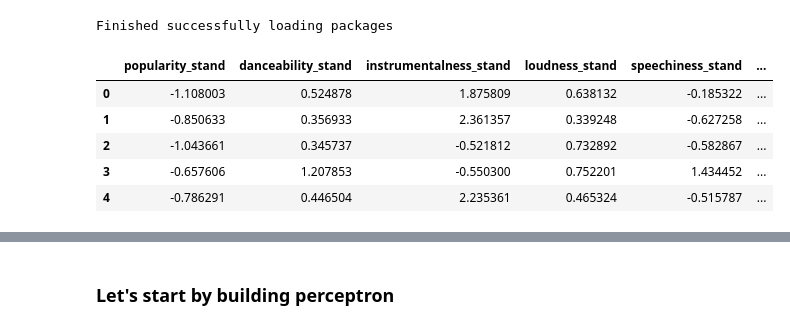
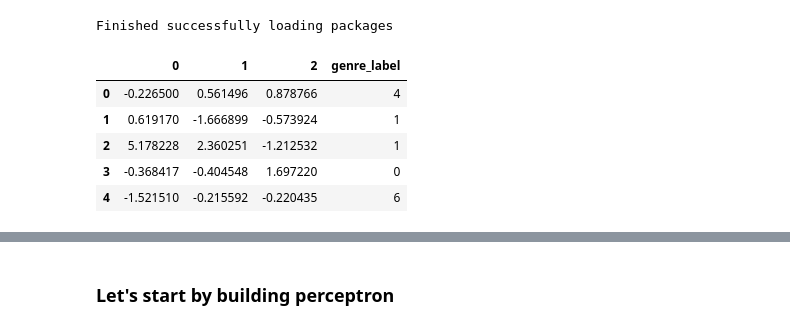
Before and after one commit to whykay-01/machine-learning-music-genre-classifier, a Jupyter notebook: classifications/capstone_classification_lda_ds.ipynb, the cells around one changed output, grey strips where cells are left out. Cells and saved outputs as stored; diff of their text form; code cells hidden in the pictures.

Commit message:
started working on the classification with newly reduced data

```diff
--- a/classifications/capstone_classification_lda_ds.ipynb
+++ b/classifications/capstone_classification_lda_ds.ipynb
@@ -25,16 +25,17 @@ Finished successfully loading packages
 # %%
 import random
 random.seed(18618637)
 
-lda_df = pd.read_csv('reducedDataSets/lda_reduced.csv')
+lda_df = pd.read_csv('reducedDataSets/lda_training.csv')
 lda_df = lda_df.drop("Unnamed: 0", axis=1)
-lda_df.reset_index()
+lda_df = lda_df.reset_index()
+lda_df = lda_df.drop("index", axis=1)
 lda_df.head()
 # %% [output]
-|  | popularity_stand | danceability_stand | instrumentalness_stand | loudness_stand | speechiness_stand | ... |
-| 0 | -1.108003 | 0.524878 | 1.875809 | 0.638132 | -0.185322 | ... |
-| 1 | -0.850633 | 0.356933 | 2.361357 | 0.339248 | -0.627258 | ... |
-| 2 | -1.043661 | 0.345737 | -0.521812 | 0.732892 | -0.582867 | ... |
-| 3 | -0.657606 | 1.207853 | -0.550300 | 0.752201 | 1.434452 | ... |
-| 4 | -0.786291 | 0.446504 | 2.235361 | 0.465324 | -0.515787 | ... |
+|  | 0 | 1 | 2 | genre_label |
+| 0 | -0.226500 | 0.561496 | 0.878766 | 4 |
+| 1 | 0.619170 | -1.666899 | -0.573924 | 1 |
+| 2 | 5.178228 | 2.360251 | -1.212532 | 1 |
+| 3 | -0.368417 | -0.404548 | 1.697220 | 0 |
+| 4 | -1.521510 | -0.215592 | -0.220435 | 6 |
 # %%
```
Also changed, not shown: parts of 5 cells of this notebook.
